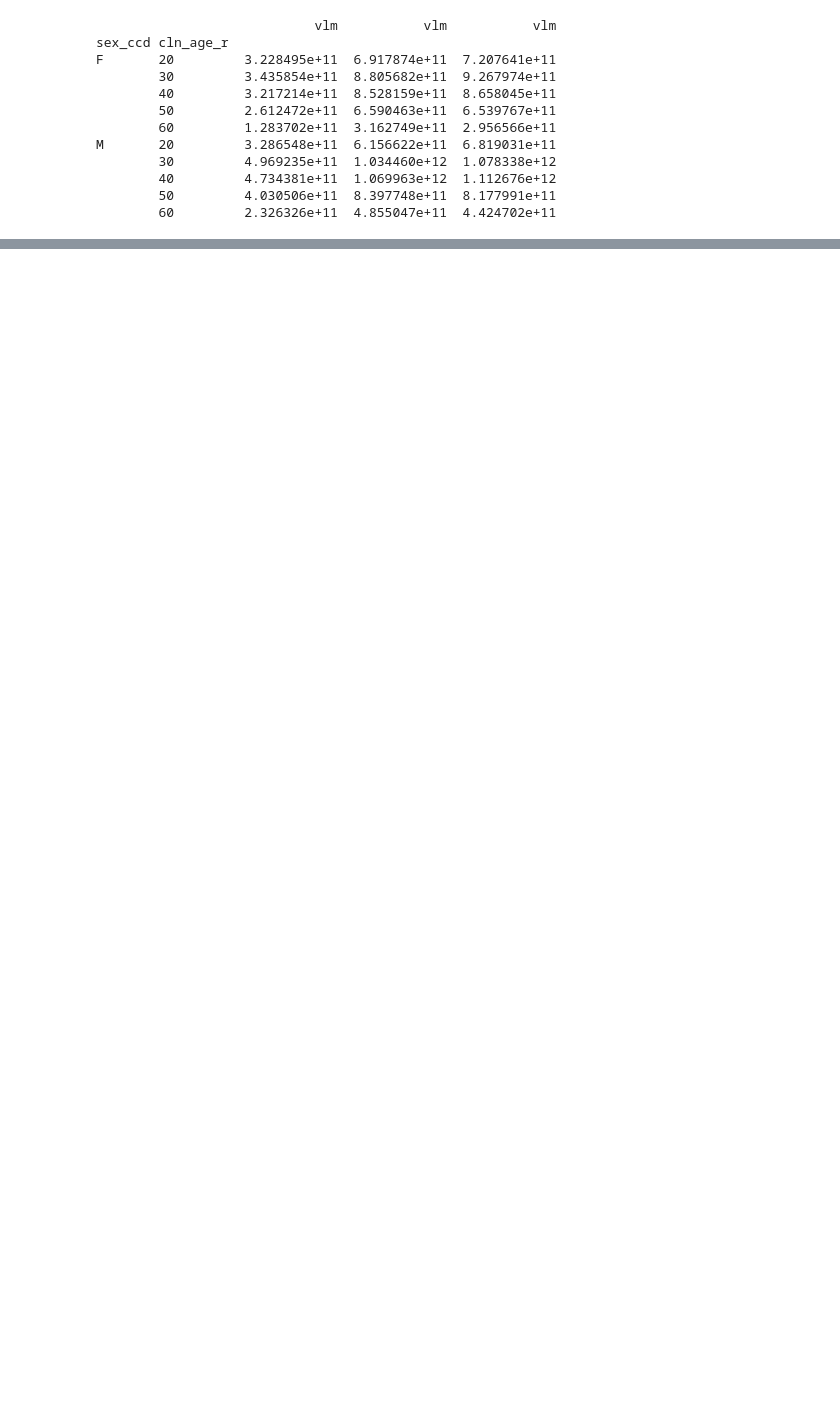
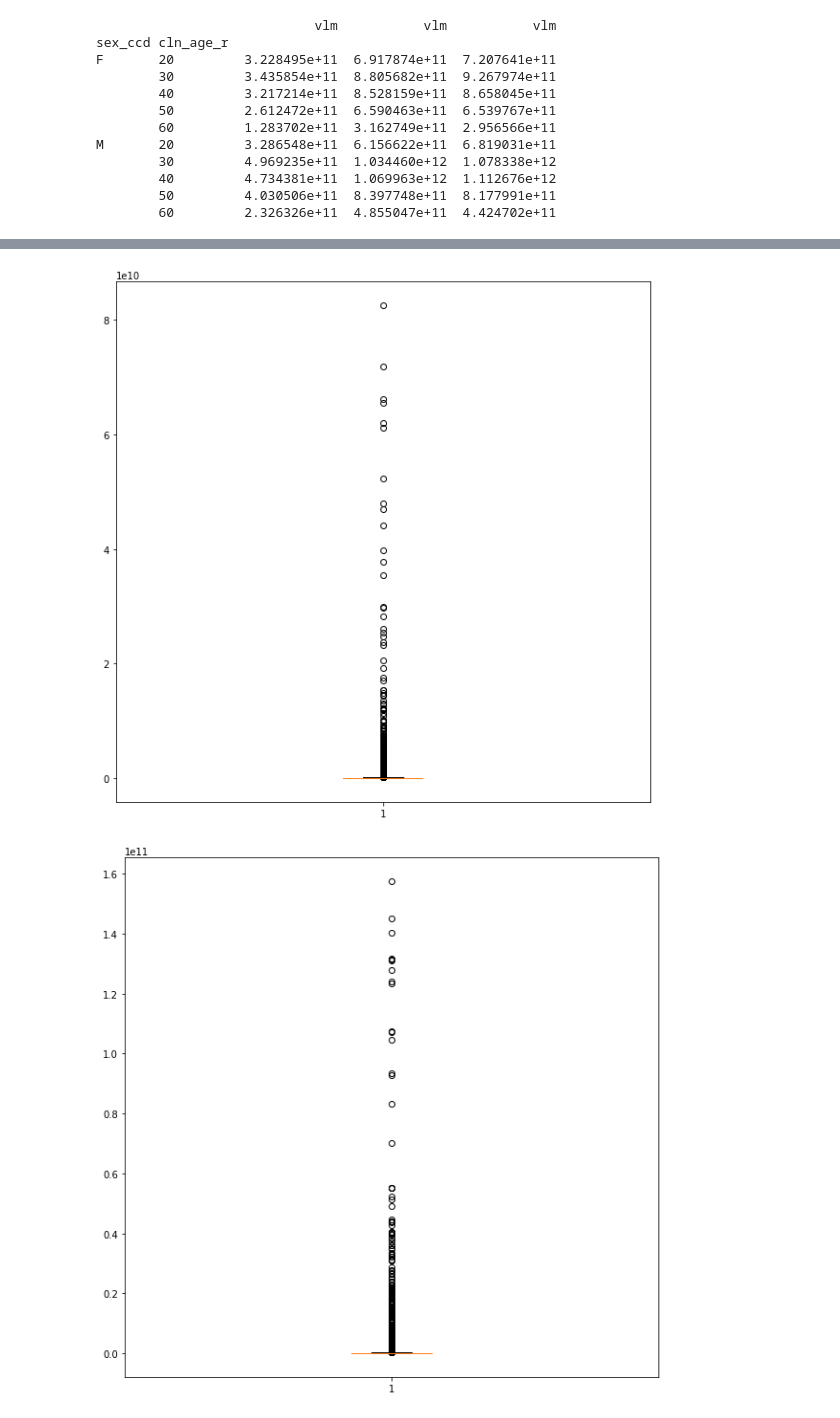
Before and after one commit to skaurl/tourbigdata, a Jupyter notebook: 신한카드_데이터_기초_통계.ipynb, the cells around one changed output, grey strips where cells are left out. Drawn from its saved outputs; the diff is of its cells as text; code cells hidden in the pictures; blank space fills up the shorter version.

```diff
--- a/신한카드_데이터_기초_통계.ipynb
+++ b/신한카드_데이터_기초_통계.ipynb
@@ -434,3 +432,13 @@ M       20         3.286548e+11  6.156622e+11  6.819031e+11
         40         4.734381e+11  1.069963e+12  1.112676e+12
         50         4.030506e+11  8.397748e+11  8.177991e+11
         60         2.326326e+11  4.855047e+11  4.424702e+11
+# %%
+data20 = df20.groupby([df20['v2'],df20['v3'],df20['gb3'],df20['gb2'],df20['sex_ccd'],df20['cln_age_r']]).sum()
+data20["20"] = data20["vlm"]
+
+data19 = df19.groupby([df19['v2'],df19['v3'],df19['gb3'],df19['gb2'],df19['sex_ccd'],df19['cln_age_r']]).sum()
+data20["19"] = data19["vlm"]
+
+df = pd.merge(data20,data19,left_index=True,right_index=True)
+
+print(df.iloc[:,2:4])
@@ -436,0 +464,20 @@ M       20         3.286548e+11  6.156622e+11  6.819031e+11
+# %%
+from sklearn.cluster import KMeans
+
+model = KMeans(n_clusters=5, random_state=42, algorithm='auto')
+model.fit(df.iloc[:,2:4])
+
+pred = model.predict(df.iloc[:,2:4])
+
+plt.boxplot(df["20"])
+plt.show()
+plt.boxplot(df["19"])
+plt.show()
+
+plt.scatter(x=df["20"], y=df["19"], c=pred)
+'''plt.xlim(0,1000000)
+plt.ylim(0,1000000)'''
+plt.show()
+# %% [output]
+[figure, added]
+[figure, added]
```
Also changed, not shown: parts of 5 cells of this notebook.
